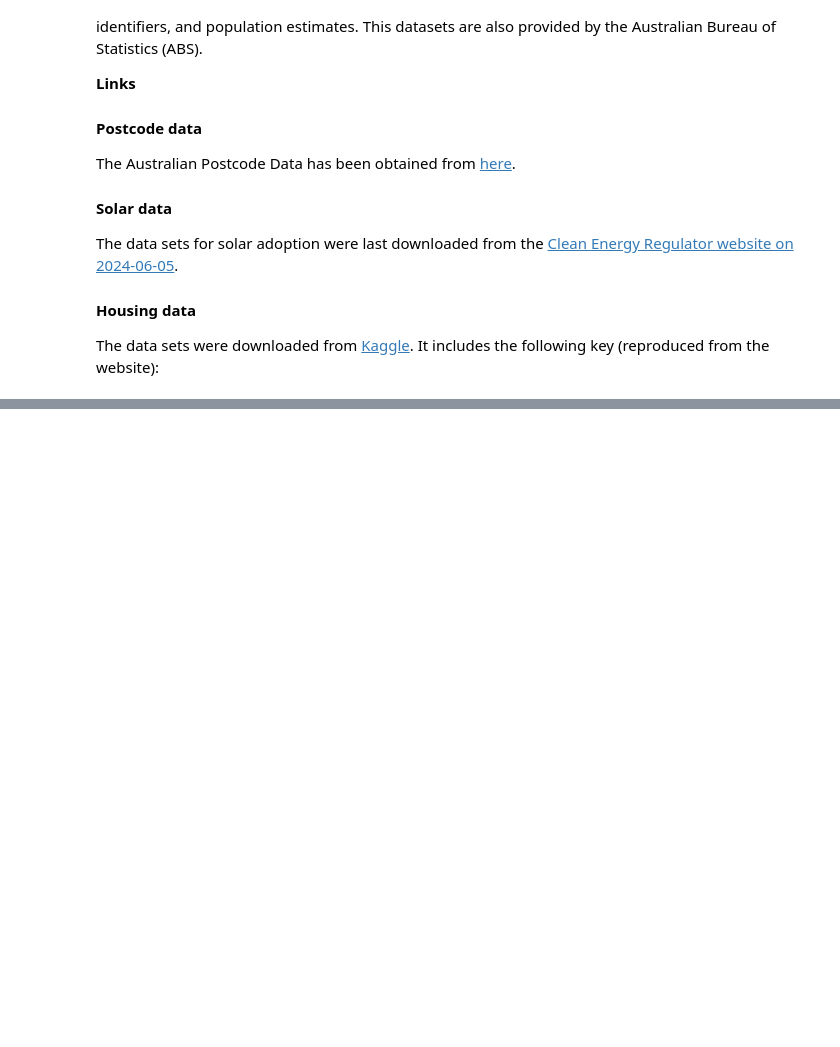
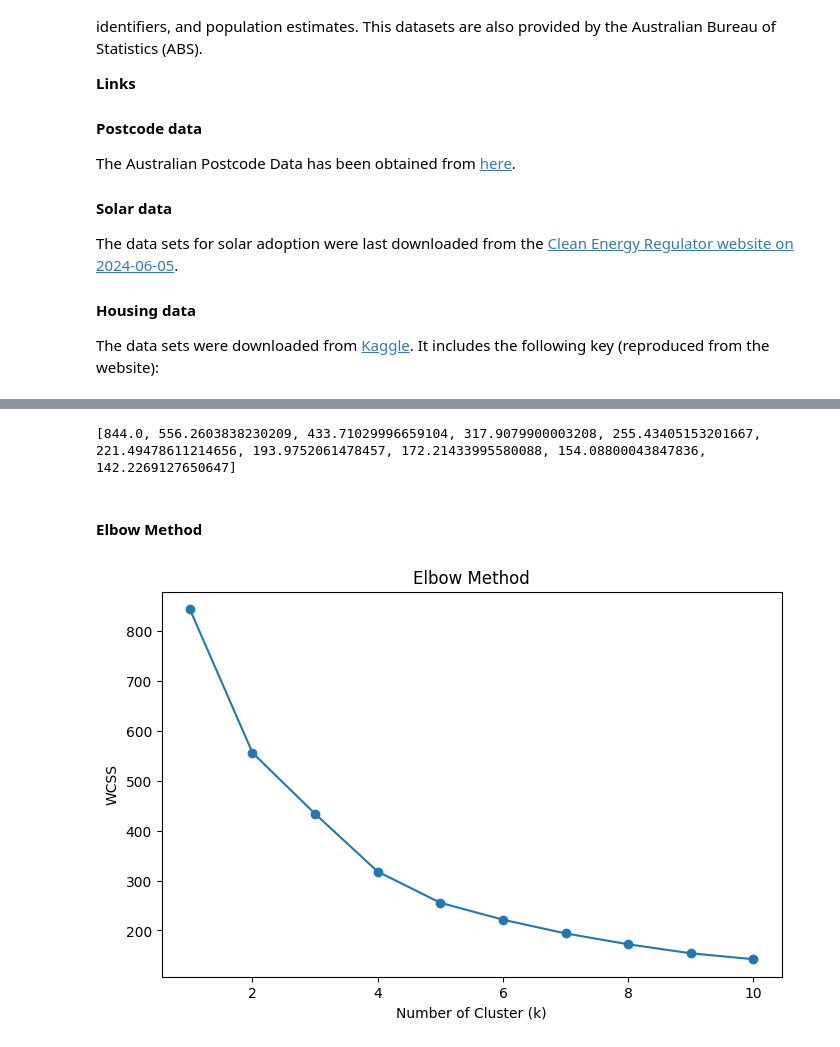
Before and after one commit to w3ngm0/MyJupyter, a Jupyter notebook: Jupyter/Assessment-4/data/ICTSS00104-PRJ2.ipynb, the cells around one changed output, grey strips where cells are left out. Drawn from its saved outputs; the diff is of its cells as text; code cells hidden in the pictures; blank space fills up the shorter version.

```diff
--- a/Jupyter/Assessment-4/data/ICTSS00104-PRJ2.ipynb
+++ b/Jupyter/Assessment-4/data/ICTSS00104-PRJ2.ipynb
@@ -35,0 +347,5 @@ The data sets were downloaded from [Kaggle](https://www.kaggle.com/datasets/anth
+# %%
+# # Step 1 - Create a postcode list
+melb_postcodes = housing_by_postcode_clean["Postcode"].unique()
+
+print(melb_postcodes)
@@ -35,0 +523,11 @@ The data sets were downloaded from [Kaggle](https://www.kaggle.com/datasets/anth
+# %%
+# select clustering features - excluding Postcode since its and identifier for this particular dataset
+
+features = merged_df[
+    [
+        "Price",
+        "Distance",
+        "Rooms",
+        "Total_Solar_Installations",
+    ]
+]
@@ -35,0 +536,7 @@ The data sets were downloaded from [Kaggle](https://www.kaggle.com/datasets/anth
+# %%
+# Standardize the data
+from sklearn.preprocessing import StandardScaler
+
+scaler = StandardScaler()
+X_scaled = scaler.fit_transform(features)
+X_scaled[:5]
@@ -35,0 +586,27 @@ The data sets were downloaded from [Kaggle](https://www.kaggle.com/datasets/anth
+# %%
+# K-means clustering
+from sklearn.cluster import KMeans
+
+wcss = []
+for k in range(1, 11):
+    kmeans = KMeans(n_clusters=k, random_state=42, n_init=10)
+    kmeans.fit(X_scaled)
+    wcss.append(kmeans.inertia_)
+
+print(wcss)
+# %% [output]
+[844.0, 556.2603838230209, 433.71029996659104, 317.9079900003208, 255.43405153201667, 221.49478611214656, 193.9752061478457, 172.21433995580088, 154.08800043847836, 142.2269127650647]
+# %% [markdown]
+#### Elbow Method
+# %%
+import matplotlib.pyplot as plt
+
+plt.figure(figsize=(8,5))
+plt.plot(range(1,11), wcss, marker="o")
+
+plt.title("Elbow Method")
+plt.xlabel("Number of Cluster (k)")
+plt.ylabel("WCSS")
+plt.show()
+# %% [output]
+[figure, added]
```
Also changed, not shown: parts of 63 cells of this notebook, 6 other files.
